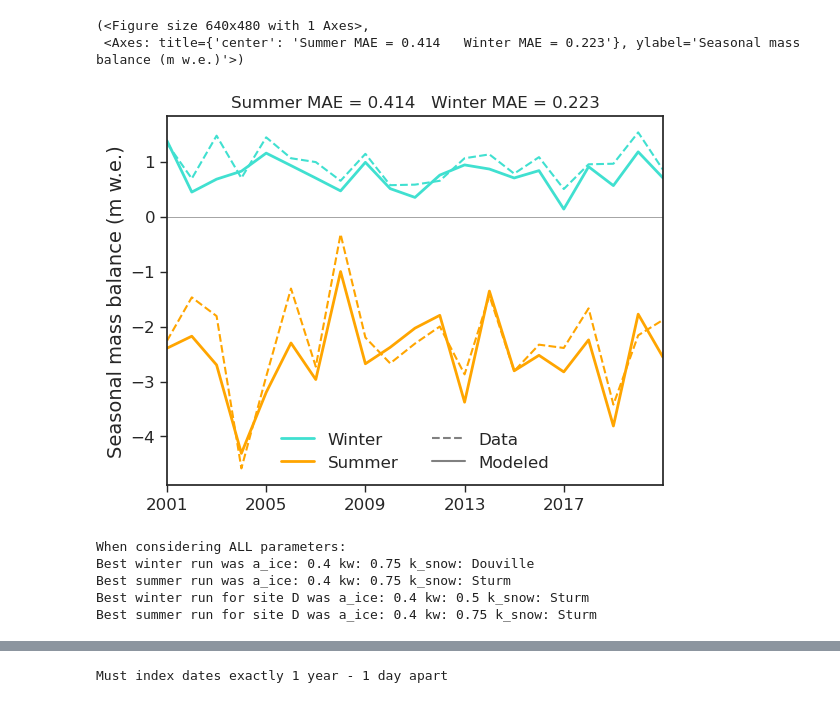
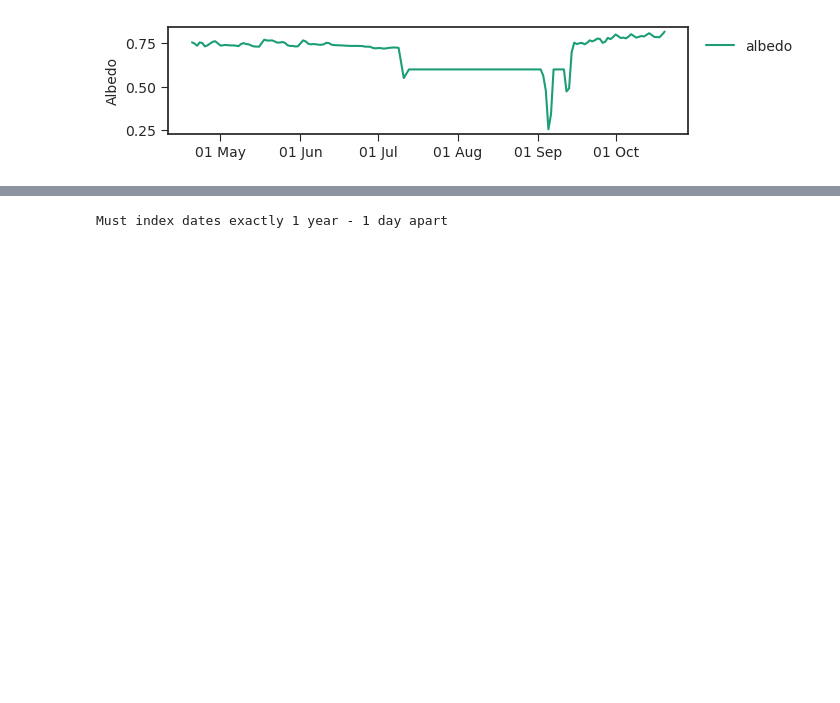
Before and after one commit to clairevwilson/PyGEM-EB, a Jupyter notebook: calibration_plotting.ipynb, the cells around one changed output, grey strips where cells are left out. Saved outputs shown, nothing was run; the diff lists cells and outputs as text; code cells hidden in the pictures; blank space fills up the shorter version.

Commit message:
added deposition factors, fixed ice albedo

```diff
--- a/calibration_plotting.ipynb
+++ b/calibration_plotting.ipynb
@@ -12,70 +12,13 @@ data_fp = '/home/claire/research/MB_data/Gulkana/Input_Gulkana_Glaciological_Dat
 # %%
 # PLOT A SINGLE RUN
 path_out = '/home/claire/research/Output/calibration/09_23/'
-kw = 1
+kw = 0.5
 k_snow = 'Douville'
-a_ice = 0.6
-site = 'B'
+a_ice = 0.2
+site = 'D'
 fn = f'kw{kw}_ksnow{k_snow}_aice{a_ice}_site{site}_0.nc'
 ds,startdate,enddate = getds(path_out+fn)
-seasonal_mass_balance(data_fp,ds,site,plot=True)
+# winter,summer = seasonal_mass_balance(data_fp,ds,site)
+simple_plot(ds,['2004-04-20','2004-10-20'],[['albedo']],res='d')
 # %% [output]
-(<Figure size 640x480 with 1 Axes>,
- <Axes: title={'center': 'Summer MAE = 0.414   Winter MAE = 0.223'}, ylabel='Seasonal mass balance (m w.e.)'>)
-[figure, old version]
+[figure, new version]
-# %%
-path_out = '/home/claire/research/Output/calibration/09_23/'
-plot_site = 'AB'
-aa = [0.2,0.4,0.6]
-ww = [0.25,0.5,0.75,1]
-kk = ['Sturm','Douville','Jansson'] #,'OstinAndersson','VanDusen']
-params_dict = {'a_ice':aa,'kw':ww,'k_snow':kk} #
-
-winter_result = np.ones((4,len(aa),len(ww),len(kk))) #
-summer_result = np.ones((4,len(aa),len(ww),len(kk)))
-params = {'a_ice':[],'kw':[],'k_snow':[]} #
-
-for i,a_ice in enumerate(aa):
-    for j,kw in enumerate(ww):
-        for k,k_snow in enumerate(kk):
-            params['a_ice'].append(a_ice)
-            params['kw'].append(kw)
-            params['k_snow'].append(k_snow)
-            for s,site in enumerate(['AB','B','D']):
-                # kw = 0.5 if site == 'D' else 1
-                fn = f'kw{kw}_ksnow{k_snow}_aice{a_ice}_site{site}_0.nc'
-                try:
-                    ds,startdate,enddate = getds(path_out+fn)
-                    winter,summer = seasonal_mass_balance(data_fp,ds,site=site,method='MAE')
-                except:
-                    winter,summer = (np.nan,np.nan)
-                    print(fn+' does not exist')
-                winter_result[s,i,j,k] = winter
-                summer_result[s,i,j,k] = summer
-            site_avg_summer = np.mean(summer_result[:,i,j,k])
-            site_avg_winter = np.mean(winter_result[:,i,j,k])
-            summer_result[3,i,j,k] = site_avg_summer
-            winter_result[3,i,j,k] = site_avg_winter
-print('When considering ALL parameters:')
-for site in ['mean','D']:
-    idx = np.where(np.array(['AB','B','D','mean']) == site)[0]
-    best_winter = np.argmin(summer_result[idx].flatten())
-    best_summer = np.argmin(winter_result[idx].flatten())
-
-    winter_label = ''
-    summer_label = ''
-    for param in list(params.keys()):
-        winter_label += param + ': ' + str(params[param][best_winter])+' '
-        summer_label += param + ': ' + str(params[param][best_summer])+' '
-    if site == 'mean':
-        print(f'Best winter run was '+winter_label)
-        print(f'Best summer run was '+summer_label)
-    else:
-        print(f'Best winter run for site {site} was {winter_label}')
-        print(f'Best summer run for site {site} was {summer_label}')
-# %% [output]
-When considering ALL parameters:
-Best winter run was a_ice: 0.4 kw: 0.75 k_snow: Douville
-Best summer run was a_ice: 0.4 kw: 0.75 k_snow: Sturm
-Best winter run for site D was a_ice: 0.4 kw: 0.5 k_snow: Sturm
-Best summer run for site D was a_ice: 0.4 kw: 0.75 k_snow: Sturm
```
Also changed, not shown: parts of 12 cells of this notebook, 6 other files.
